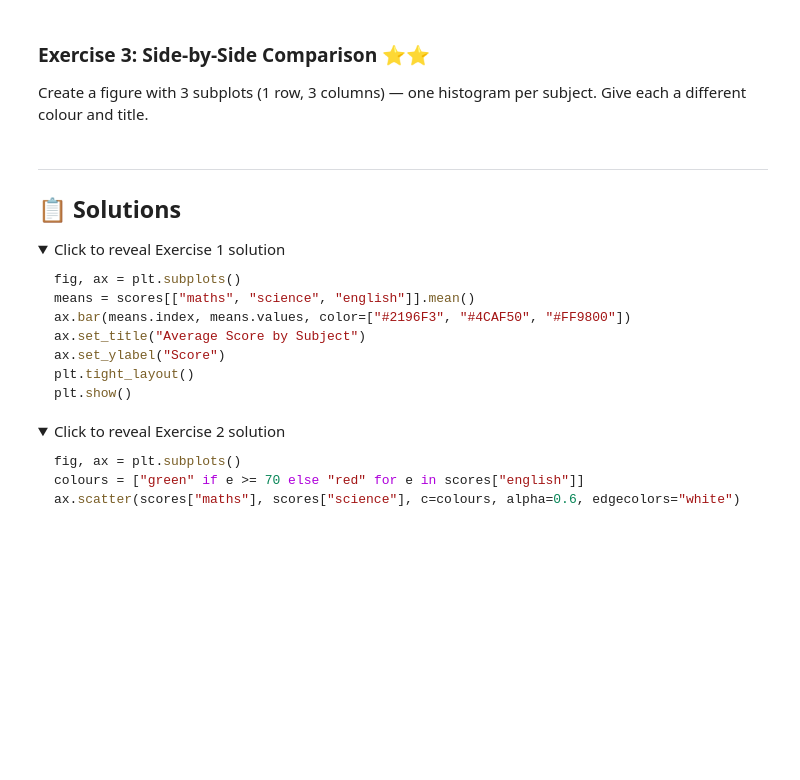
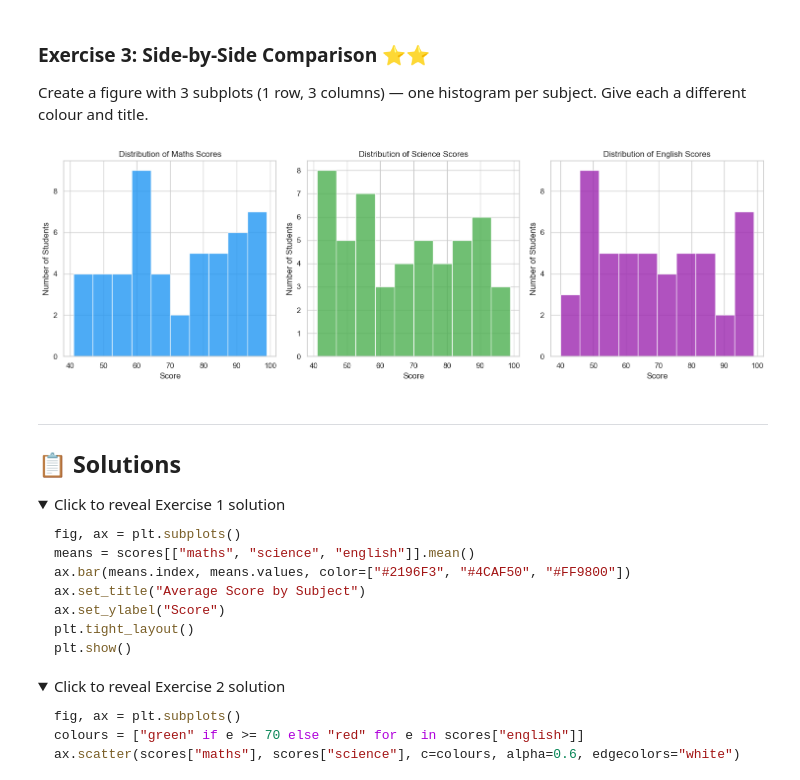
Before and after one commit to kjw009/python-for-data-science, a Jupyter notebook: Module_07_Visualisation/Module_07_Data_Visualisation.ipynb, the cells around one changed output. Saved outputs shown, nothing was run; the diff lists cells and outputs as text; code cells hidden in the pictures; folded sections open; blank space fills up the shorter version.

```diff
--- a/Module_07_Visualisation/Module_07_Data_Visualisation.ipynb
+++ b/Module_07_Visualisation/Module_07_Data_Visualisation.ipynb
@@ -287,3 +356,18 @@ Create a figure with 3 subplots (1 row, 3 columns) — one histogram per subject
+# %%
+# YOUR CODE HERE
+fig, axes = plt.subplots(1,3,figsize=(15, 5))
+subjects = ["maths", "science", "english"]
+colors = ["#2196F3", "#4CAF50", "#9C27B0"]
+for axe, subject, colour in zip(axes, subjects, colors):
+    axe.hist(scores[subject], bins=10, color=colour, edgecolor="white", alpha=0.8)
+    axe.set_title(f"Distribution of {subject.capitalize()} Scores")
+    axe.set_xlabel("Score")
+    axe.set_ylabel("Number of Students")
+
+plt.tight_layout()
+plt.show()
+# %% [output]
+[figure, added]
 # %% [markdown]
 ---
 ## 📋 Solutions
```
Also changed, not shown: parts of 18 cells of this notebook.
